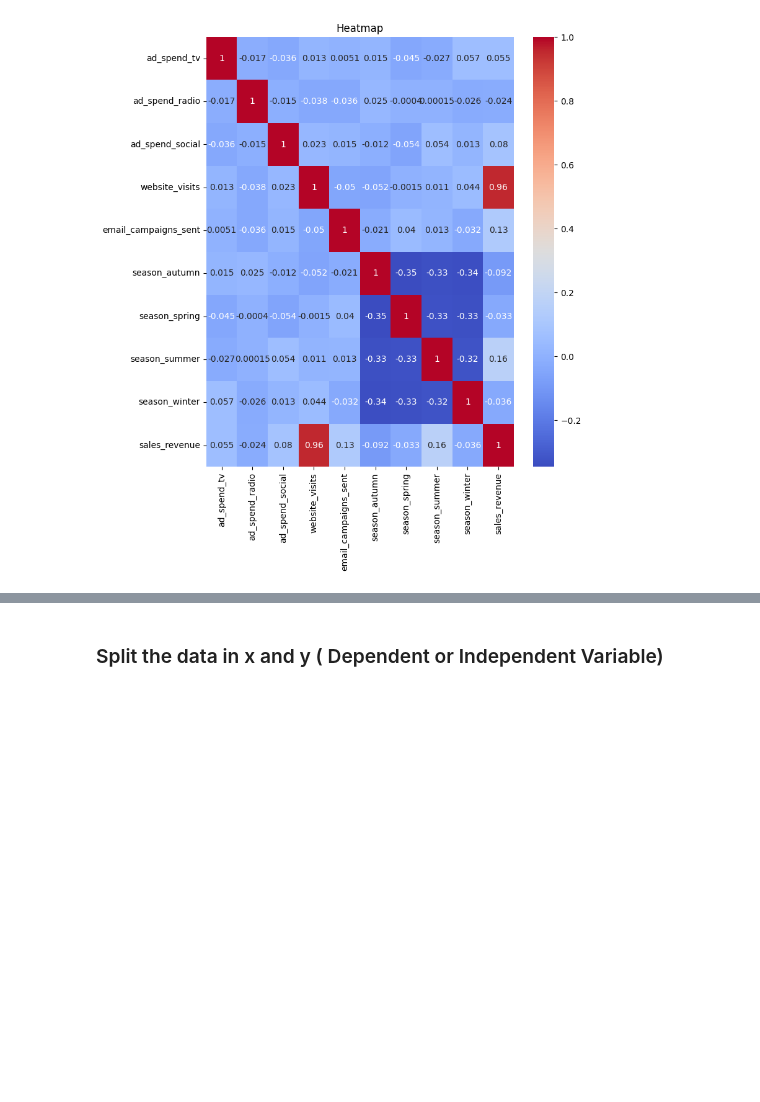
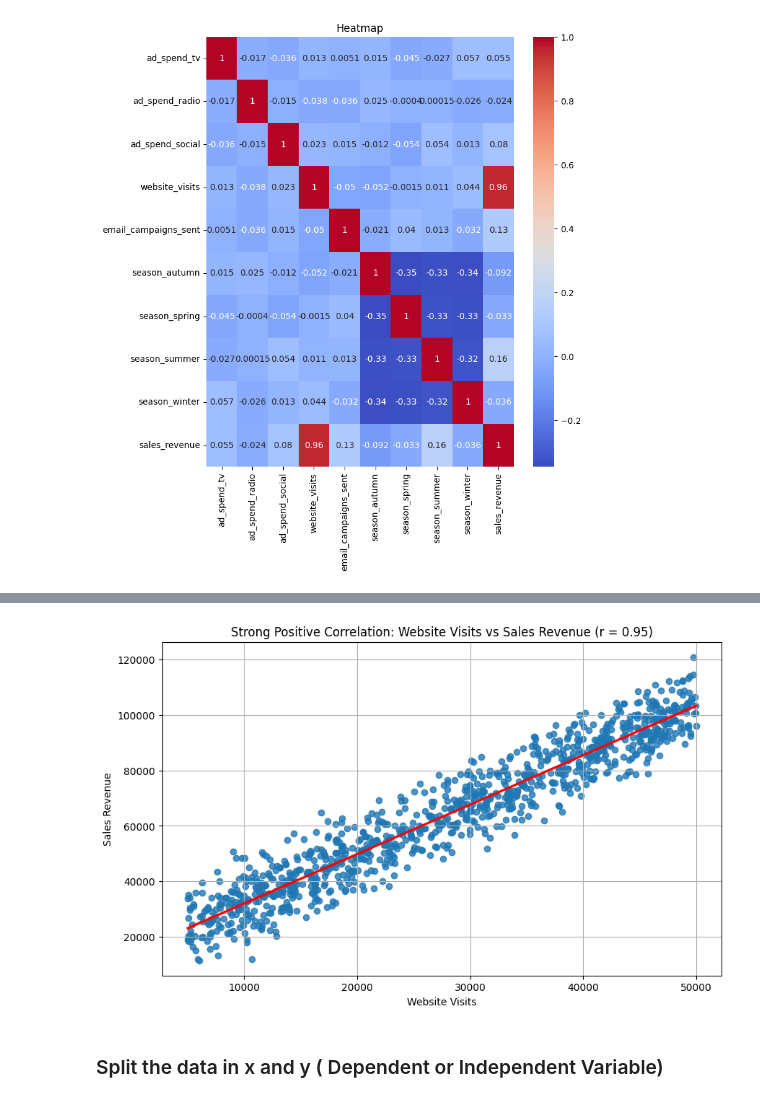
Before and after one commit to ZohaibSattarDataAI/Machine-Learning-From-Scratch, a Jupyter notebook: BayesianRidgeRegression/BayesianRidge.ipynb, the cells around one changed output, grey strips where cells are left out. Drawn from its saved outputs; the diff is of its cells as text; code cells hidden in the pictures; blank space fills up the shorter version.

```diff
--- a/BayesianRidgeRegression/BayesianRidge.ipynb
+++ b/BayesianRidgeRegression/BayesianRidge.ipynb
@@ -103,3 +106,16 @@ plt.show()
+# %%
+import matplotlib.pyplot as plt
+import seaborn as sns
+
+plt.figure(figsize=(10, 6))
+sns.regplot(x="website_visits", y="sales_revenue", data=df, line_kws={'color': 'red'})
+plt.title("Strong Positive Correlation: Website Visits vs Sales Revenue (r = 0.95)")
+plt.xlabel("Website Visits")
+plt.ylabel("Sales Revenue")
+plt.grid(True)
+plt.show()
+# %% [output]
+[figure, added]
 # %% [markdown]
 ### Split the data in x and y ( Dependent or Independent Variable)
 # %%
```
Also changed, not shown: parts of 2 cells of this notebook.
